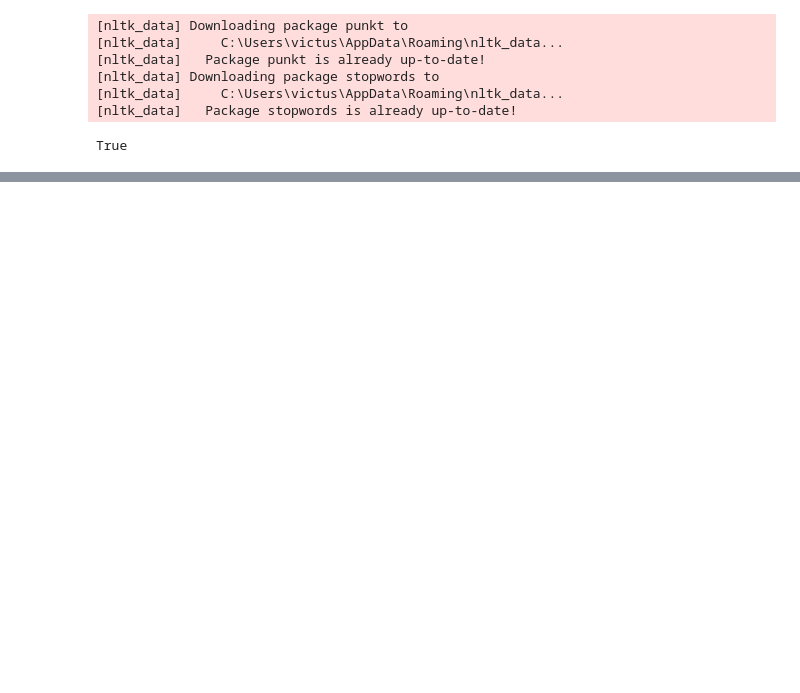
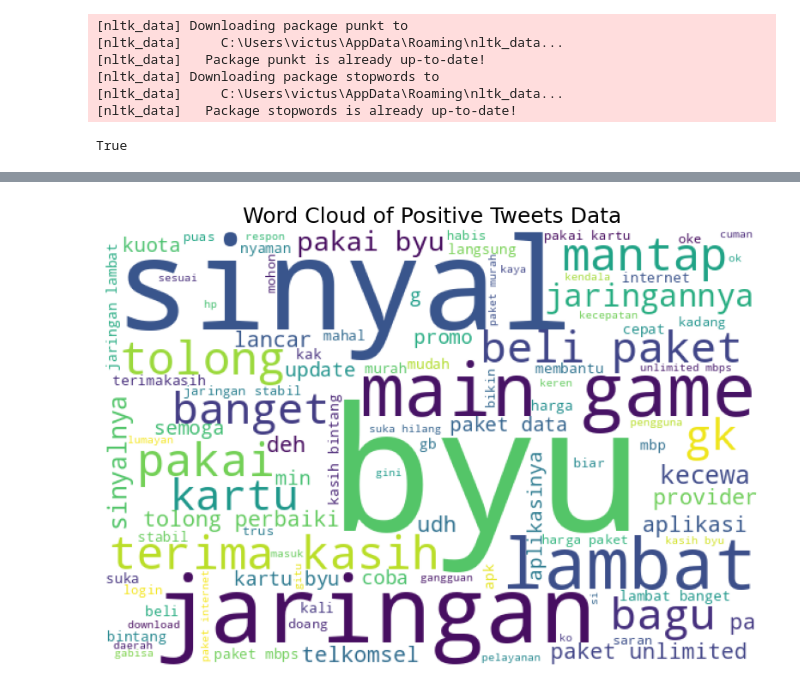
Before and after one commit to marvelewel/AnalisisSentimen, a Jupyter notebook: AnalisisSentimen.ipynb, the cells around one changed output, grey strips where cells are left out. Cells and saved outputs as stored; diff of their text form; code cells hidden in the pictures; blank space fills up the shorter version.

```diff
--- a/AnalisisSentimen.ipynb
+++ b/AnalisisSentimen.ipynb
@@ -103,0 +428,18 @@ app_reviews_df.head()
+# %%
+# Mengatur opsi tampilan Pandas agar kolom dapat menampilkan teks hingga 3000 karakter.
+pd.set_option('display.max_colwidth', 3000)
+
+# Membuat DataFrame baru 'positive_tweets' yang hanya berisi tweet dengan polaritas positif.
+positive_tweets = clean_df[clean_df['polarity'] == 'positive']
+
+# Memilih hanya kolom-kolom tertentu dari DataFrame 'positive_tweets'.
+positive_tweets = positive_tweets[['text_akhir', 'polarity_score', 'polarity','text_stopword']]
+
+# Mengurutkan DataFrame 'positive_tweets' berdasarkan 'polarity_score' secara menurun.
+positive_tweets = positive_tweets.sort_values(by='polarity_score', ascending=False)
+
+# Mengatur ulang indeks DataFrame agar dimulai dari 0.
+positive_tweets = positive_tweets.reset_index(drop=True)
+
+# Menambahkan 1 ke semua indeks DataFrame.
+positive_tweets.index += 1
@@ -103,0 +539,36 @@ app_reviews_df.head()
+# %%
+# Membuat string kosong 'list_words' yang akan digunakan untuk mengumpulkan semua kata dari teks yang sudah dibersihkan dalam tweet positif.
+list_words = ''
+
+# Iterasi melalui setiap tweet dalam kolom 'text_stopword' dari DataFrame 'positive_tweets'.
+for tweet in positive_tweets['text_stopword']:
+    # Iterasi melalui setiap kata dalam tweet.
+    for word in tweet:
+        # Menambahkan kata ke dalam 'list_words'.
+        list_words += ' ' + (word)
+
+# Membuat objek WordCloud dengan parameter tertentu.
+wordcloud = WordCloud(width=600, height=400, background_color='white', min_font_size=10).generate(list_words)
+
+# Membuat gambar dan sumbu untuk menampilkan word cloud.
+fig, ax = plt.subplots(figsize=(8, 6))
+
+# Menetapkan judul untuk word cloud.
+ax.set_title('Word Cloud of Positive Tweets Data', fontsize=18)
+
+# Menonaktifkan grid pada sumbu.
+ax.grid(False)
+
+# Menampilkan word cloud dalam gambar.
+ax.imshow((wordcloud))
+
+# Mengatur layout gambar.
+fig.tight_layout(pad=0)
+
+# Menyembunyikan sumbu.
+ax.axis('off')
+
+# Menampilkan word cloud.
+plt.show()
+# %% [output]
+[figure, added]
```
Also changed, not shown: parts of 39 cells of this notebook, 1 other file.
